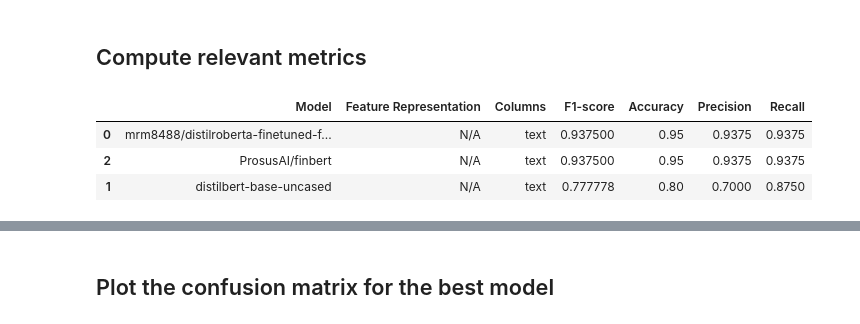
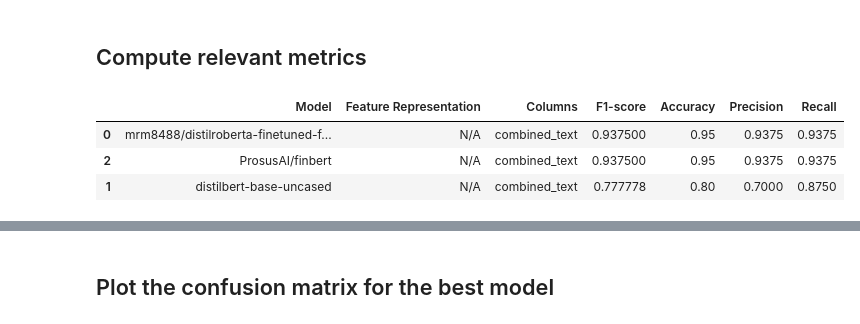
Before and after one commit to rnribeiro/NLP_FEUP, a Jupyter notebook: assignment2.ipynb, the cells around one changed output, grey strips where cells are left out. Drawn from its saved outputs; the diff is of its cells as text; code cells hidden in the pictures.

```diff
--- a/assignment2.ipynb
+++ b/assignment2.ipynb
@@ -74,7 +74,7 @@ news
 ## Create a dataset dictionary
 # %%
 # Create a dataset dictionary
-dataset = Dataset.from_pandas(news[["full_text", 'label']])
+dataset = Dataset.from_pandas(news[["combined_text", 'label']])
 
 # Display the dataset dictionary
 dataset
@@ -148,7 +159,8 @@ models = {
 # %%
 # Function to tokenize the dataset
 def ft_tokenize_function(model, examples):
-    return model['tokenizer'](examples['full_text'], truncation=True, padding='max_length')
+    return model['tokenizer'](examples['combined_text'], truncation=True, padding='max_length')
+
 
 # Tokenize the dataset
 for model in model_names:
@@ -204,7 +213,7 @@ for model in model_names:
         per_device_eval_batch_size=8,
         num_train_epochs=3,
         weight_decay=0.01,
-        evaluation_strategy='epoch',
+        eval_strategy='epoch',
         save_strategy='epoch',
         load_best_model_at_end=True,
         push_to_hub=True,
@@ -294,8 +303,9 @@ for model in model_names:
     models[model]['tokenizer_loaded'] = AutoTokenizer.from_pretrained(models[model]['ft_saving_dir'])
 
     # Load the model
-    models[model]['ft_model_loaded'] = AutoModelForSequenceClassification.from_pretrained(models[model]['ft_saving_dir'],
-                                                                                    num_labels=2)
+    models[model]['ft_model_loaded'] = AutoModelForSequenceClassification.from_pretrained(
+        models[model]['ft_saving_dir'],
+        num_labels=2)
     # Define the trainer
     models[model]['ft_trainer_loaded'] = Trainer(
         model=models[model]['ft_model_loaded'],
@@ -377,23 +387,23 @@ for model in model_names:
 # %%
 # Save the results to a dataframe
 results_transformers = []
 for model, metrics in results_ft.items():
     results_transformers.append({
         'Model': model,
         'Feature Representation': 'N/A',
-        'Columns': 'text',
+        'Columns': 'combined_text',
         'F1-score': metrics['f1_score'],
         'Accuracy': metrics['accuracy'],
         'Precision': metrics['precision'],
         'Recall': metrics['recall'],
     })
 
 # Create a dataframe from the results
 results_transformers_ft = pd.DataFrame(results_transformers)
 
 results_transformers_ft.sort_values(by='F1-score', ascending=False)
 # %% [output]
 |  | Model | Feature Representation | Columns | F1-score | Accuracy | Precision | Recall |
-| 0 | mrm8488/distilroberta-finetuned-f... | N/A | text | 0.937500 | 0.95 | 0.9375 | 0.9375 |
-| 2 | ProsusAI/finbert | N/A | text | 0.937500 | 0.95 | 0.9375 | 0.9375 |
-| 1 | distilbert-base-uncased | N/A | text | 0.777778 | 0.80 | 0.7000 | 0.8750 |
+| 0 | mrm8488/distilroberta-finetuned-f... | N/A | combined_text | 0.937500 | 0.95 | 0.9375 | 0.9375 |
+| 2 | ProsusAI/finbert | N/A | combined_text | 0.937500 | 0.95 | 0.9375 | 0.9375 |
+| 1 | distilbert-base-uncased | N/A | combined_text | 0.777778 | 0.80 | 0.7000 | 0.8750 |
```
Also changed, not shown: parts of 21 cells of this notebook, 2 other files.
